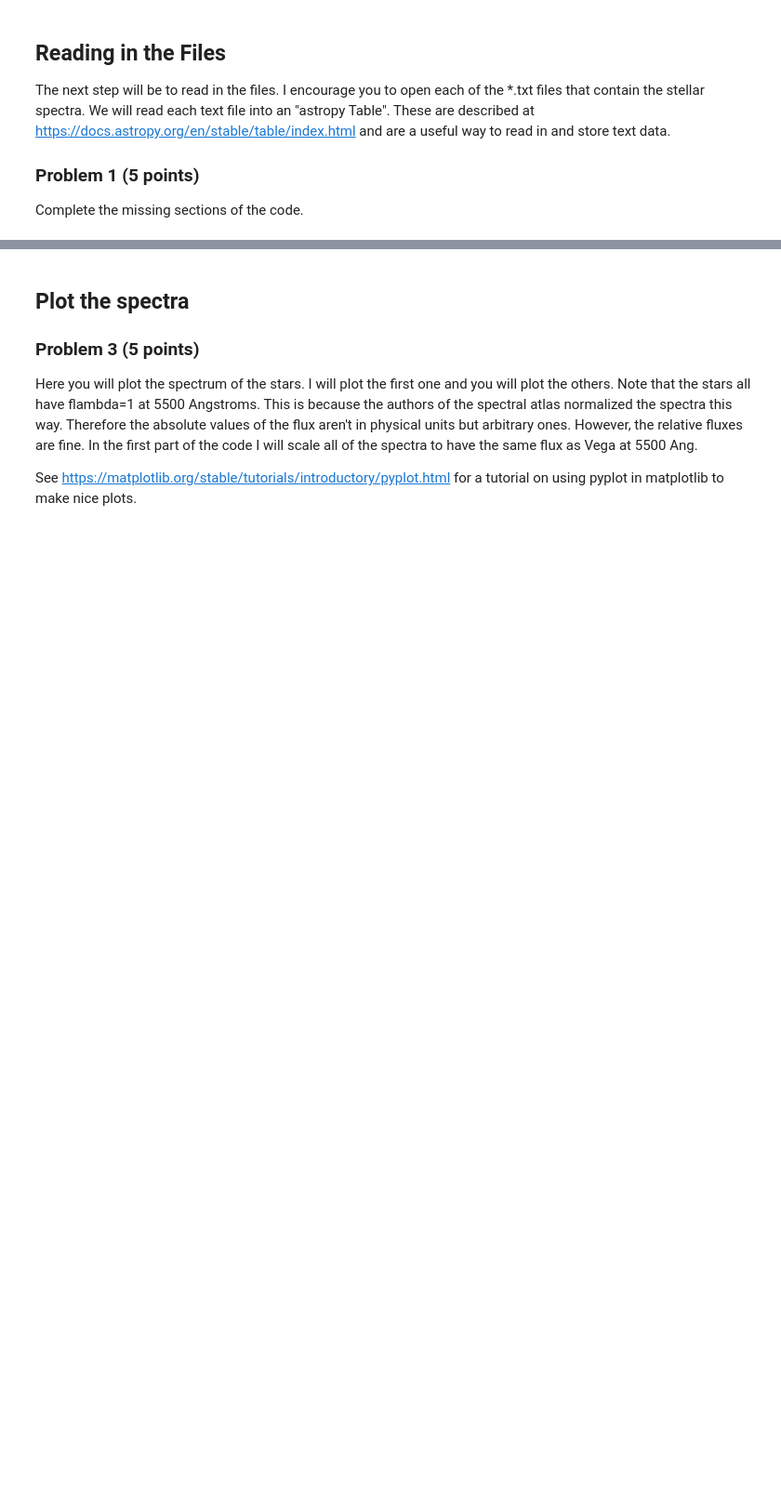
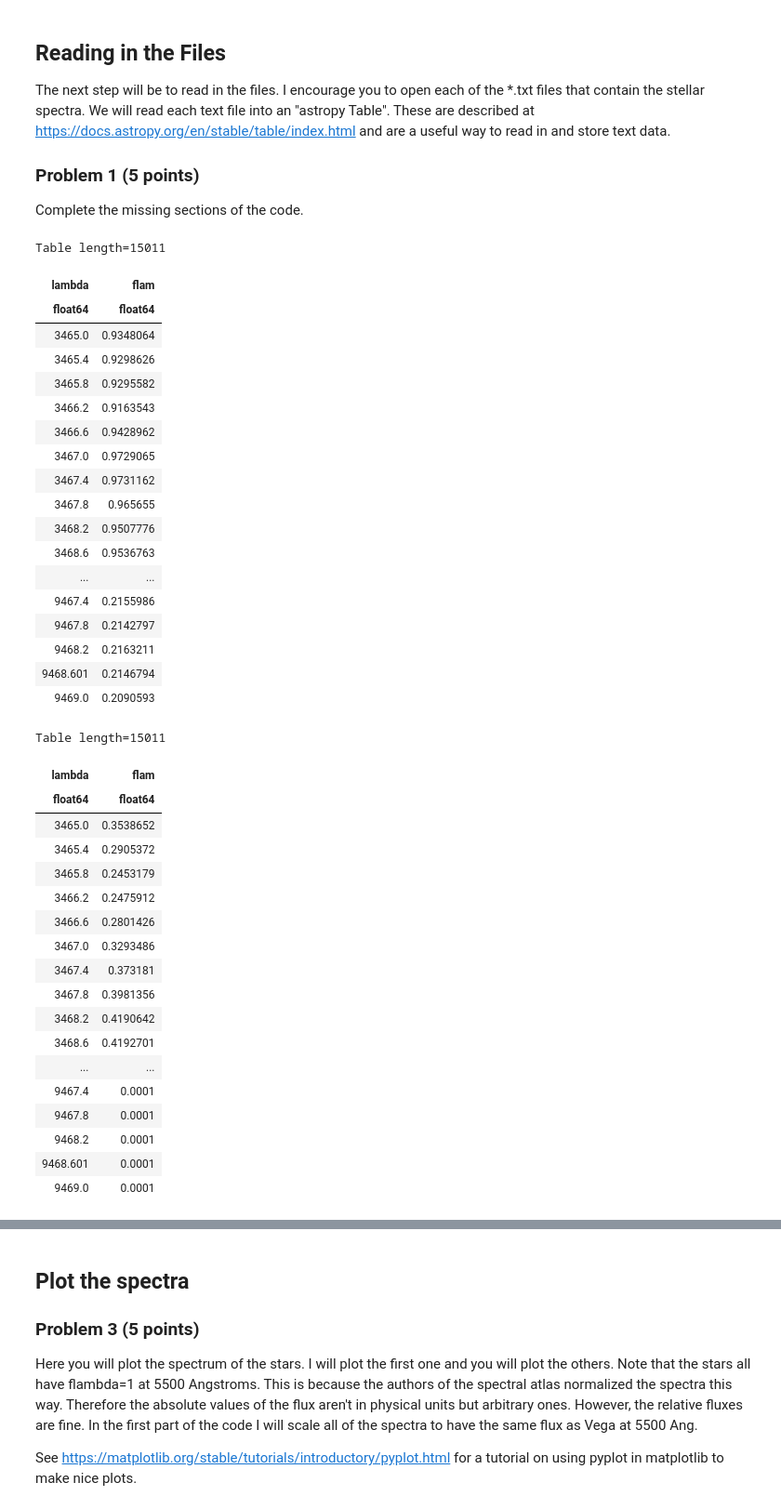
Before and after one commit to prandtna/Stellar-spectral-analysis_Anja_Pradtner, a Jupyter notebook: astr596-stellar-spectra-analysis-student.ipynb, the cells around one changed output, grey strips where cells are left out. Shown at 93% size. Saved outputs shown, nothing was run; the diff lists cells and outputs as text; code cells hidden in the pictures; blank space fills up the shorter version.

```diff
--- a/astr596-stellar-spectra-analysis-student.ipynb
+++ b/astr596-stellar-spectra-analysis-student.ipynb
@@ -70,36 +70,75 @@ Complete the missing sections of the code.
 #Use an OS command to get the path to your home directory
 homedir = os.getenv("HOME")
 
 #here you will need to specify the directory tree that points to your spectrum files.
 #This directory starts in your home directory so you don't need to type, e.g.  /home/<username>/
 #I've shown you how I did it for my computer but you need to set it up for your computer.
 #### Write code here
-specdir = homedir+'/Work/Teaching/Classes/Astro_596/Fall_2021/Computer_projects/ASTR596_F21_project_workspace/Stellar-spectral-analysis/'
 
+specdir = homedir+'/ASTR596/AnjaPrandtner/Stellar-spectral-analysis_Anja_Pradtner/'
 #------
 #this moves you to specdir so that you don't need to specify the path every time you read in a file.
 os.chdir(specdir)
 
 #this command reads the wavelength and flux of 95418.txt into a variable called star1.
 #The 'names' kwarg specifies the names of the columns
 star1 = Table.read('95418.txt',format='ascii', names=('lambda','flam'))
 display(star1)               #display the value of the table
 
 #Now I would like you to read 165341.txt into a variable called star3.
 #Display the values for the table
 
 #### Write code here
-star3 =
-
+star3 = Table.read('165341.txt',format='ascii', names=('lambda','flam'))
+display(star3)
 #-------
 #scale the flux of each star to have the same flux as Vega at 5500 Ang.
 #At 5500 Ang, Vega has a flux of 3.44x10^(-9) erg/s/cm^2/Ang
 #########remember that if you rerun your jupyter notebook that this operation will
 #########be executed over and over again.
 fvega5500 = 3.44e-9
 star1['flam'] *= fvega5500
 ##star2['flam'] *= fvega5500
 star3['flam'] *= fvega5500
+# %% [output]
+Table length=15011
+| lambda | flam |
+| float64 | float64 |
+| 3465.0 | 0.9348064 |
+| 3465.4 | 0.9298626 |
+| 3465.8 | 0.9295582 |
+| 3466.2 | 0.9163543 |
+| 3466.6 | 0.9428962 |
+| 3467.0 | 0.9729065 |
+| 3467.4 | 0.9731162 |
+| 3467.8 | 0.965655 |
+| 3468.2 | 0.9507776 |
+| 3468.6 | 0.9536763 |
+| ... | ... |
+| 9467.4 | 0.2155986 |
+| 9467.8 | 0.2142797 |
+| 9468.2 | 0.2163211 |
+| 9468.601 | 0.2146794 |
+| 9469.0 | 0.2090593 |
+Table length=15011
+| lambda | flam |
+| float64 | float64 |
+| 3465.0 | 0.3538652 |
+| 3465.4 | 0.2905372 |
+| 3465.8 | 0.2453179 |
+| 3466.2 | 0.2475912 |
+| 3466.6 | 0.2801426 |
+| 3467.0 | 0.3293486 |
+| 3467.4 | 0.373181 |
+| 3467.8 | 0.3981356 |
+| 3468.2 | 0.4190642 |
+| 3468.6 | 0.4192701 |
+| ... | ... |
+| 9467.4 | 0.0001 |
+| 9467.8 | 0.0001 |
+| 9468.2 | 0.0001 |
+| 9468.601 | 0.0001 |
+| 9469.0 | 0.0001 |
 # %% [markdown]
 ## Compute the dispersion of the spectra
 
```
Also changed, not shown: parts of 12 cells of this notebook.
